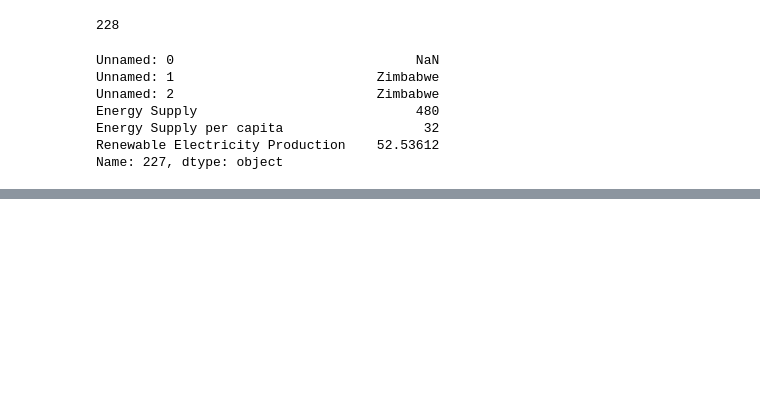
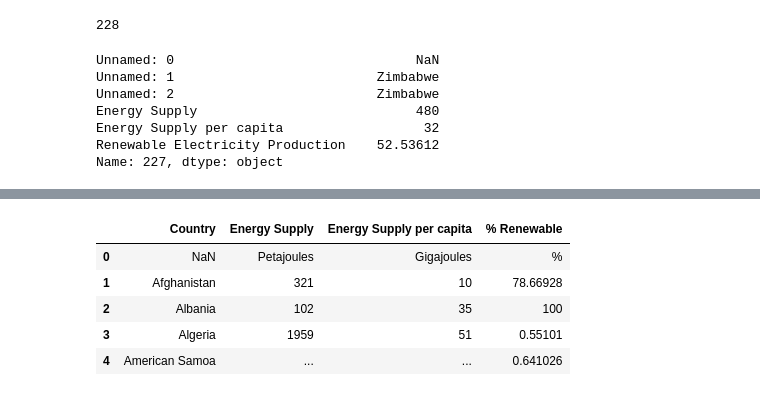
Before and after one commit to mrioshe/AppliedDataScienceWithPython, a Jupyter notebook: IntroductionToDataScienceInPython/week3_MoreDataProcessingWithPandas/assignment3.ipynb, the cells around one changed output, grey strips where cells are left out. Cells and saved outputs as stored; diff of their text form; code cells hidden in the pictures; blank space fills up the shorter version.

```diff
--- a/IntroductionToDataScienceInPython/week3_MoreDataProcessingWithPandas/assignment3.ipynb
+++ b/IntroductionToDataScienceInPython/week3_MoreDataProcessingWithPandas/assignment3.ipynb
@@ -78,0 +100,11 @@ Name: 227, dtype: object
+# %%
+Energy=Energy.rename(columns={'Unnamed: 2':'Country','Renewable Electricity Production':'% Renewable'})
+# %%
+Energy.head()
+# %% [output]
+|  | Country | Energy Supply | Energy Supply per capita | % Renewable |
+| 0 | NaN | Petajoules | Gigajoules | % |
+| 1 | Afghanistan | 321 | 10 | 78.66928 |
+| 2 | Albania | 102 | 35 | 100 |
+| 3 | Algeria | 1959 | 51 | 0.55101 |
+| 4 | American Samoa | ... | ... | 0.641026 |
```
Also changed, not shown: parts of 16 cells of this notebook.
